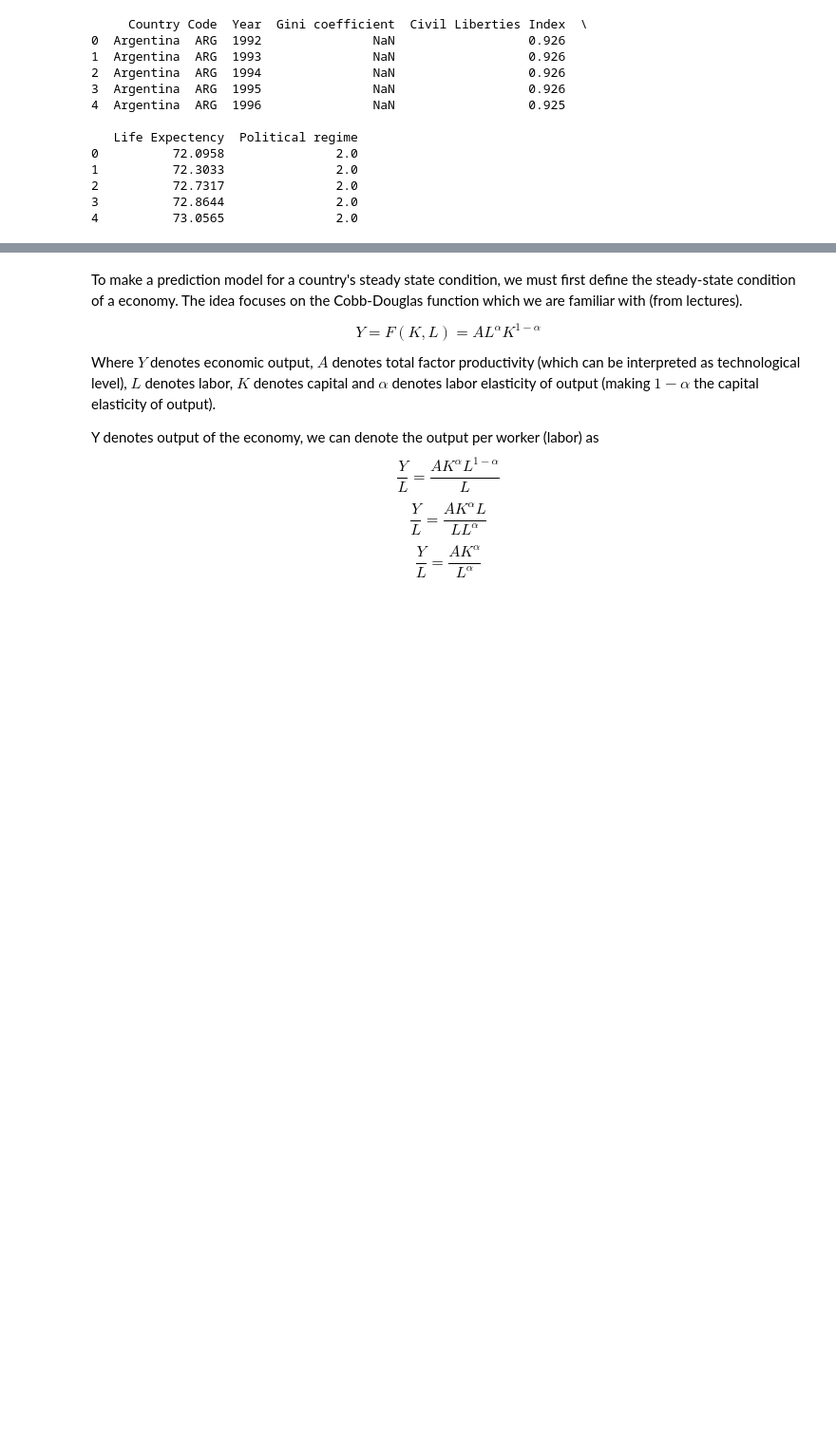
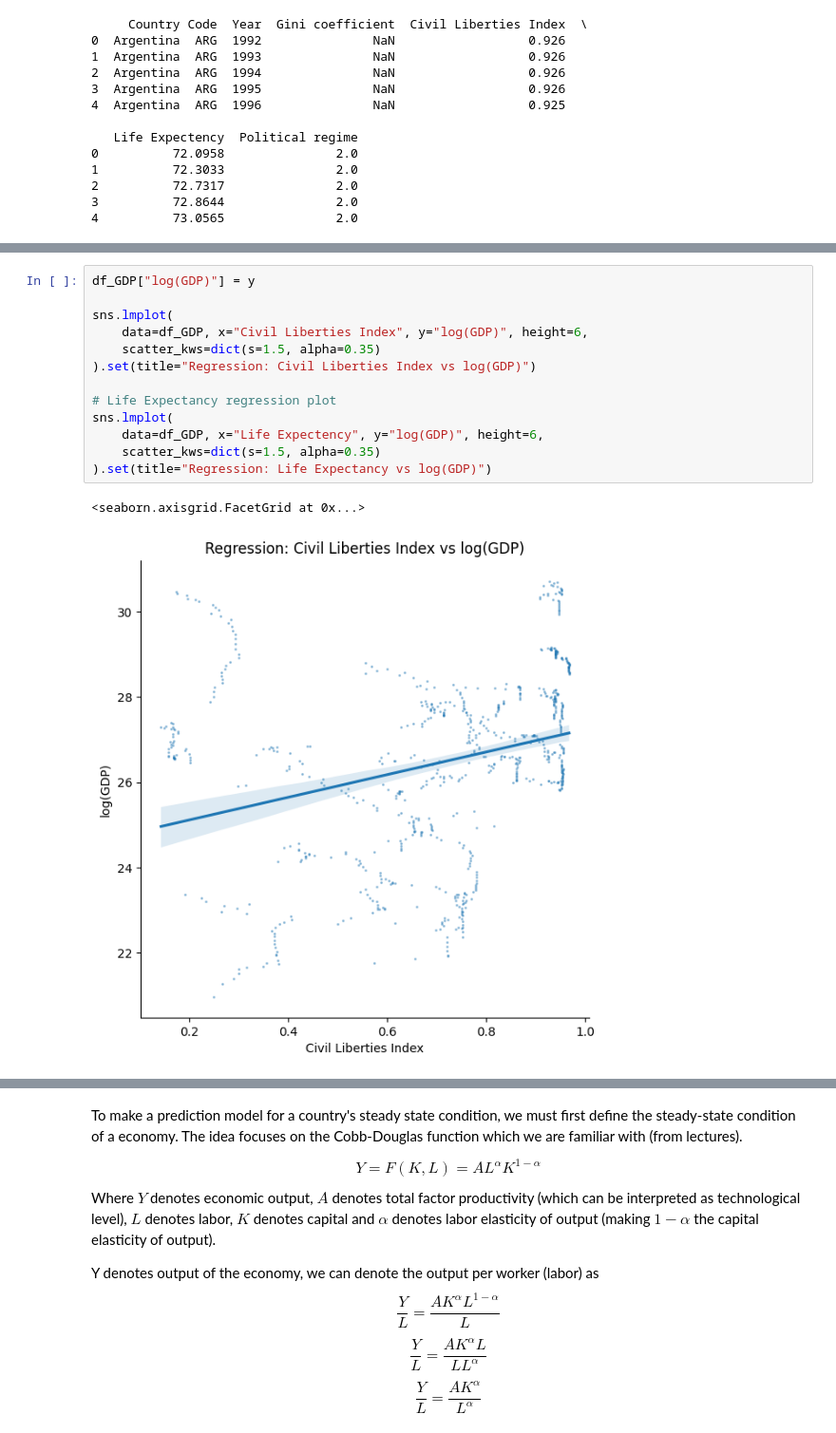
Before and after one commit to achantszshun/323project, a Jupyter notebook: FinalProject.ipynb, the cells around one changed output, grey strips where cells are left out. Shown at 95% size. Saved outputs shown, nothing was run; the diff lists cells and outputs as text; blank space fills up the shorter version.

Commit message:
Latest Version
Fine-tuned regression model, used log transform, interpreted results, scatter plots and performed regularization. Sectioned data analysis into the 3 parts.

```diff
--- a/FinalProject.ipynb
+++ b/FinalProject.ipynb
@@ -921,0 +917,16 @@ R-squared (R2): 0.12267962328288906
+# %%
+df_GDP["log(GDP)"] = y
+
+sns.lmplot(
+    data=df_GDP, x="Civil Liberties Index", y="log(GDP)", height=6,
+    scatter_kws=dict(s=1.5, alpha=0.35)
+).set(title="Regression: Civil Liberties Index vs log(GDP)")
+
+# Life Expectancy regression plot
+sns.lmplot(
+    data=df_GDP, x="Life Expectency", y="log(GDP)", height=6,
+    scatter_kws=dict(s=1.5, alpha=0.35)
+).set(title="Regression: Life Expectancy vs log(GDP)")
+# %% [output]
+<seaborn.axisgrid.FacetGrid at 0x...>
+[figure, added]
```
Also changed, not shown: parts of 17 cells of this notebook.
